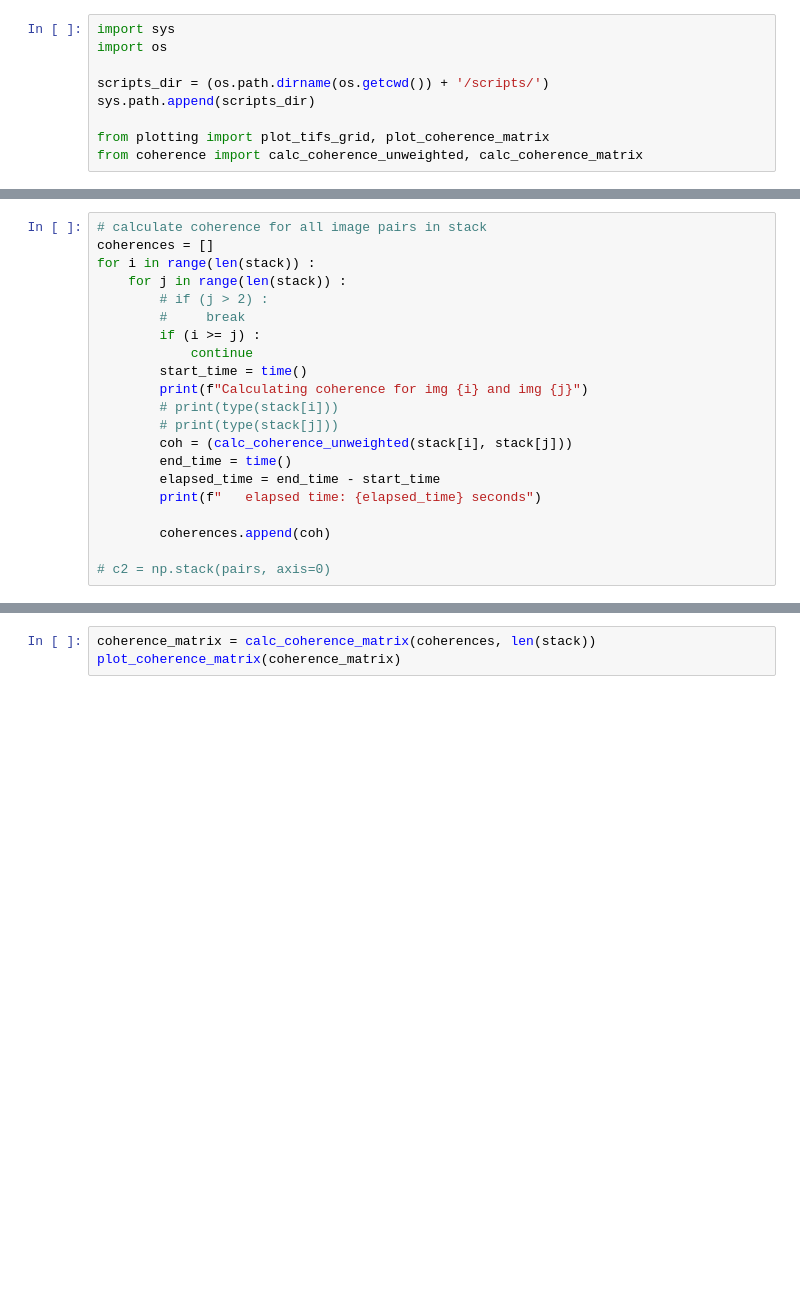
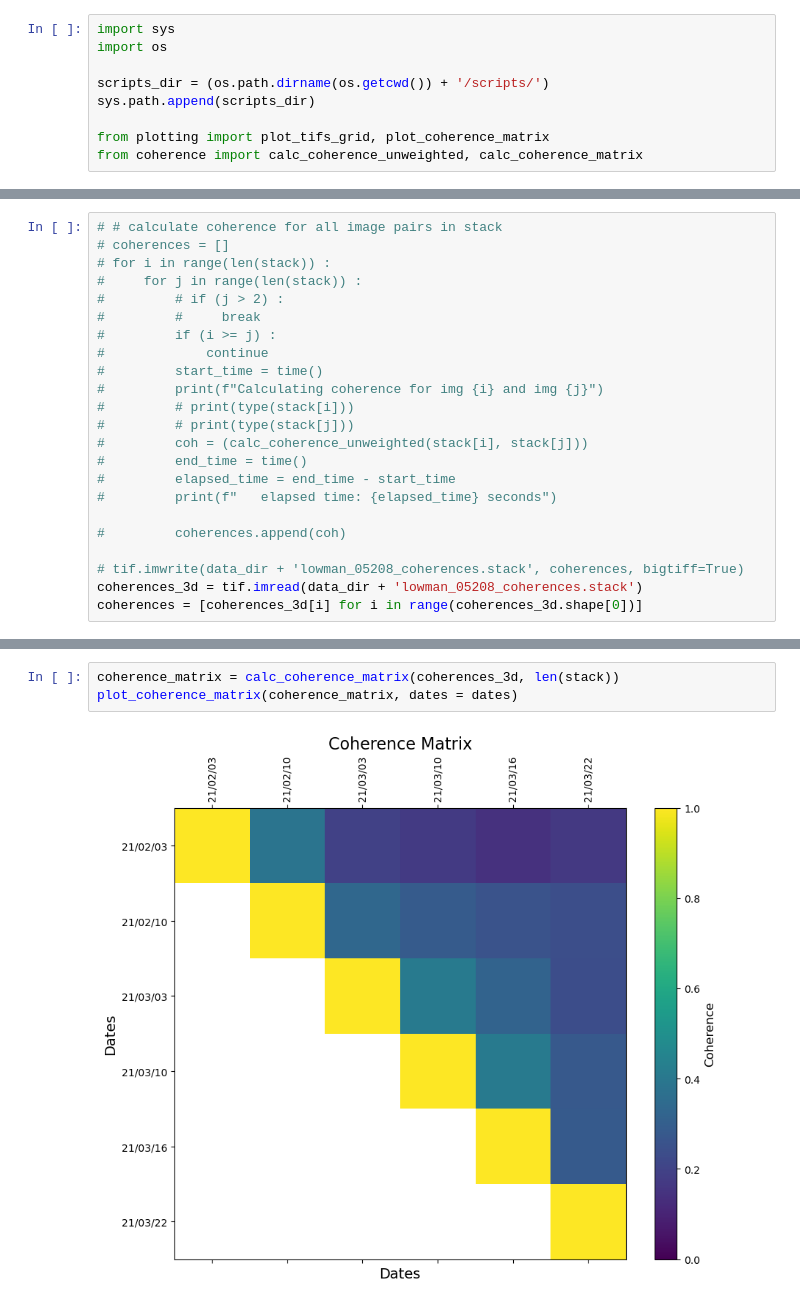
Before and after one commit to julober/snowex_uavsar_coherence, a Jupyter notebook: notebooks/geocoded_coherence.ipynb, the cells around one changed output, grey strips where cells are left out. Cells and saved outputs as stored; diff of their text form; blank space fills up the shorter version.

```diff
--- a/notebooks/geocoded_coherence.ipynb
+++ b/notebooks/geocoded_coherence.ipynb
@@ -51,23 +102,25 @@ for slc in slcs_05208:
 ../data/snowex_lowman/slcs_geocoded/lowman_05208_21019_019_210316_L090VV_01_BU_s2_2x8_geoslc.tif
 ../data/snowex_lowman/slcs_geocoded/lowman_05208_21021_007_210322_L090VV_01_BU_s2_2x8_geoslc.tif
 # %%
-# calculate coherence for all image pairs in stack
-coherences = []
-for i in range(len(stack)) :
-    for j in range(len(stack)) :
-        # if (j > 2) :
-        #     break
-        if (i >= j) :
-            continue
-        start_time = time()
-        print(f"Calculating coherence for img {i} and img {j}")
-        # print(type(stack[i]))
-        # print(type(stack[j]))
-        coh = (calc_coherence_unweighted(stack[i], stack[j]))
-        end_time = time()
-        elapsed_time = end_time - start_time
-        print(f"   elapsed time: {elapsed_time} seconds")
+# # calculate coherence for all image pairs in stack
+# coherences = []
+# for i in range(len(stack)) :
+#     for j in range(len(stack)) :
+#         # if (j > 2) :
+#         #     break
+#         if (i >= j) :
+#             continue
+#         start_time = time()
+#         print(f"Calculating coherence for img {i} and img {j}")
+#         # print(type(stack[i]))
+#         # print(type(stack[j]))
+#         coh = (calc_coherence_unweighted(stack[i], stack[j]))
+#         end_time = time()
+#         elapsed_time = end_time - start_time
+#         print(f"   elapsed time: {elapsed_time} seconds")
 
-        coherences.append(coh)
+#         coherences.append(coh)
 
-# c2 = np.stack(pairs, axis=0)
+# tif.imwrite(data_dir + 'lowman_05208_coherences.stack', coherences, bigtiff=True)
+coherences_3d = tif.imread(data_dir + 'lowman_05208_coherences.stack')
+coherences = [coherences_3d[i] for i in range(coherences_3d.shape[0])]
@@ -82,3 +189,5 @@ Calculating coherence for img 0 and img 4
 # %%
-coherence_matrix = calc_coherence_matrix(coherences, len(stack))
-plot_coherence_matrix(coherence_matrix)
+coherence_matrix = calc_coherence_matrix(coherences_3d, len(stack))
+plot_coherence_matrix(coherence_matrix, dates = dates)
+# %% [output]
+[figure, added]
```
Also changed, not shown: parts of 9 cells of this notebook, 1 other file.
